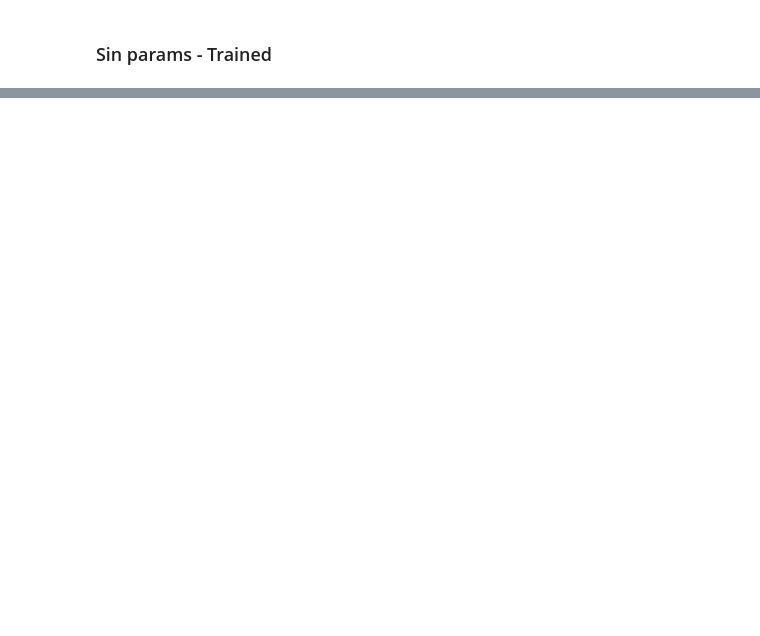
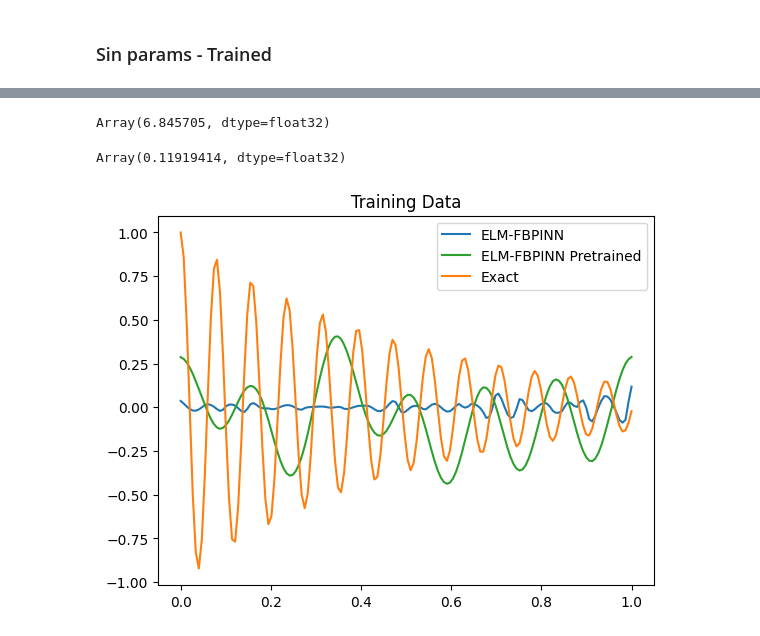
Before and after one commit to strathanderson/ELM-FBPINN, a Jupyter notebook: elmfbpinns/Basis_pre_training/FCN_basis_training.ipynb, the cells around one changed output, grey strips where cells are left out. Saved outputs shown, nothing was run; the diff lists cells and outputs as text; code cells hidden in the pictures; blank space fills up the shorter version.

```diff
--- a/elmfbpinns/Basis_pre_training/FCN_basis_training.ipynb
+++ b/elmfbpinns/Basis_pre_training/FCN_basis_training.ipynb
@@ -523,3 +445,0 @@ hidden_biases = params_hidden[0][1]
-# %%
-elm_a
-a_pre_trained = params_out[0][0]
@@ -530,2 +445,0 @@ elm_a.shape
-# %%
-a_pre_trained = a_pre_trained.reshape(-1,1).flatten()
@@ -690,0 +446,31 @@ Total time taken: 4.71 seconds.
+# %%
+lsq, Ms, B, a, u, loss, x, f, lhs_condition, xmins, xmaxs, total_elapsed_time, rows, columns = trained_results
+M_ode_sparse, B_ode_scaled, lmda, exact_solution, g_train = lsq
+# %%
+import scipy.sparse as sp
+u_train_pretrained = M_ode_sparse@a_pre_trained.reshape(640,)
+B_csc = sp.csc_matrix(B_ode_scaled)
+
+jnp.linalg.norm(M_ode_sparse @ a_pre_trained.reshape(640,) - f, ord=2) ** 2 + lmda * jnp.linalg.norm(B_csc @ a_pre_trained.reshape(640,) - g_train, ord=2) ** 2
+# %% [output]
+Array(6.845705, dtype=float32)
+# %%
+jnp.linalg.norm(M_ode_sparse @ a - f, ord=2) ** 2 + lmda * jnp.linalg.norm(B_csc @ a - g_train, ord=2) ** 2
+# %% [output]
+Array(0.11919414, dtype=float32)
+# %%
+u_train_elm = M_ode_sparse@a
+u_train_pretrained = M_ode_sparse@a_pre_trained.reshape(640,)
+x_train = x[0]
+u_exact_train = exact_solution_cos(x_train)
+
+colors = plt.cm.tab10.colors
+
+plt.plot(x_train, u_train_elm, label="ELM-FBPINN", color=colors[0])  # blue
+plt.plot(x_train, u_train_pretrained, label="ELM-FBPINN Pretrained", color=colors[2])  # green
+plt.plot(x_train, u_exact_train, label="Exact", color=colors[1])  # orange
+plt.title("Training Data")
+plt.legend()
+plt.show()
+# %% [output]
+[figure, added]
```
Also changed, not shown: parts of 22 cells of this notebook, 6 other files.
